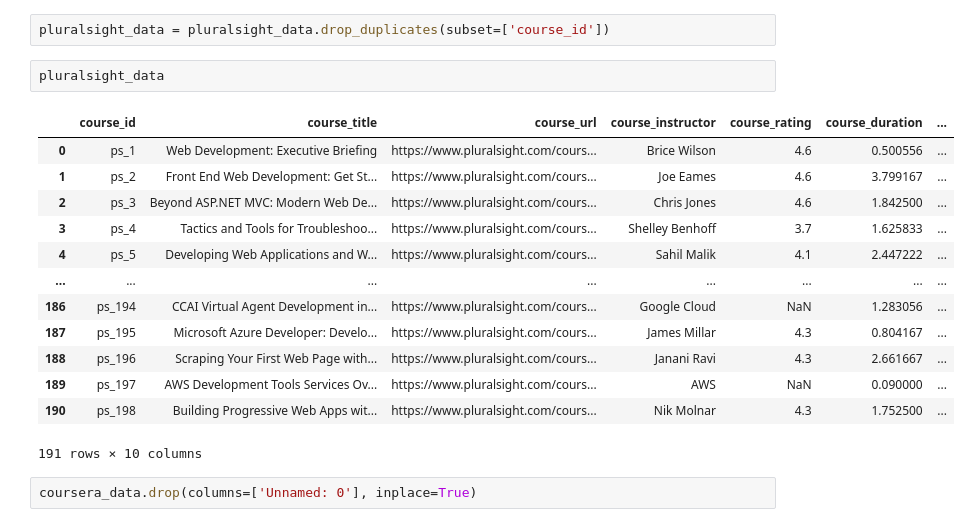
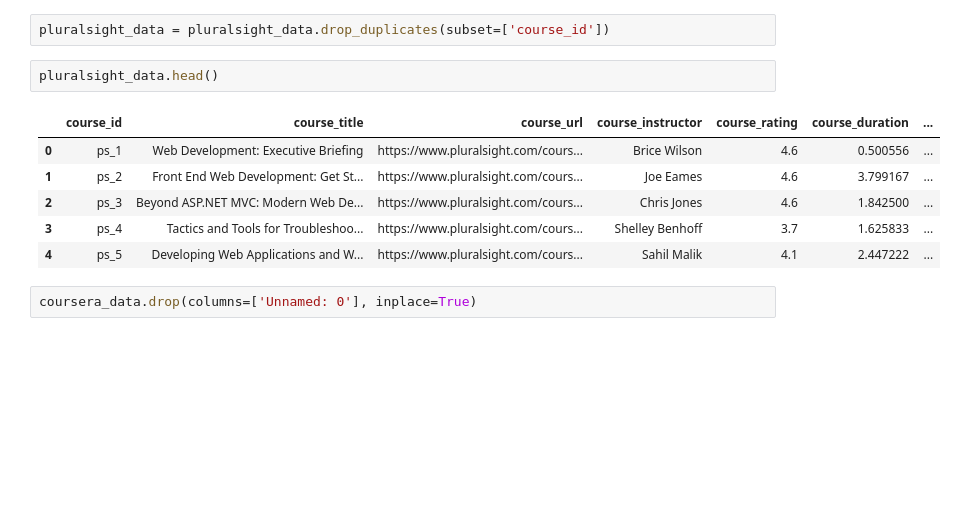
Before and after one commit to shan7030/STA_Project, a Jupyter notebook: Course Recommendation.ipynb, the cells around one changed output. Cells and saved outputs as stored; diff of their text form; blank space fills up the shorter version.

```diff
--- a/Course Recommendation.ipynb
+++ b/Course Recommendation.ipynb
@@ -48,21 +36,14 @@ pluralsight_data = pd.read_csv('PluralSight/pluralsight_course_all_info.csv')
 # %%
 pluralsight_data = pluralsight_data.drop_duplicates(subset=['course_id'])
 # %%
-pluralsight_data
+pluralsight_data.head()
 # %% [output]
 |  | course_id | course_title | course_url | course_instructor | course_rating | course_duration | ... |
 | 0 | ps_1 | Web Development: Executive Briefing | https://www.pluralsight.com/cours... | Brice Wilson | 4.6 | 0.500556 | ... |
 | 1 | ps_2 | Front End Web Development: Get St... | https://www.pluralsight.com/cours... | Joe Eames | 4.6 | 3.799167 | ... |
 | 2 | ps_3 | Beyond ASP.NET MVC: Modern Web De... | https://www.pluralsight.com/cours... | Chris Jones | 4.6 | 1.842500 | ... |
 | 3 | ps_4 | Tactics and Tools for Troubleshoo... | https://www.pluralsight.com/cours... | Shelley Benhoff | 3.7 | 1.625833 | ... |
 | 4 | ps_5 | Developing Web Applications and W... | https://www.pluralsight.com/cours... | Sahil Malik | 4.1 | 2.447222 | ... |
-| ... | ... | ... | ... | ... | ... | ... | ... |
-| 186 | ps_194 | CCAI Virtual Agent Development in... | https://www.pluralsight.com/cours... | Google Cloud | NaN | 1.283056 | ... |
-| 187 | ps_195 | Microsoft Azure Developer: Develo... | https://www.pluralsight.com/cours... | James Millar | 4.3 | 0.804167 | ... |
-| 188 | ps_196 | Scraping Your First Web Page with... | https://www.pluralsight.com/cours... | Janani Ravi | 4.3 | 2.661667 | ... |
-| 189 | ps_197 | AWS Development Tools Services Ov... | https://www.pluralsight.com/cours... | AWS | NaN | 0.090000 | ... |
-| 190 | ps_198 | Building Progressive Web Apps wit... | https://www.pluralsight.com/cours... | Nik Molnar | 4.3 | 1.752500 | ... |
-191 rows × 10 columns
 # %%
 coursera_data.drop(columns=['Unnamed: 0'], inplace=True)
 # %%
```
Also changed, not shown: parts of 33 cells of this notebook, 2 other files.
